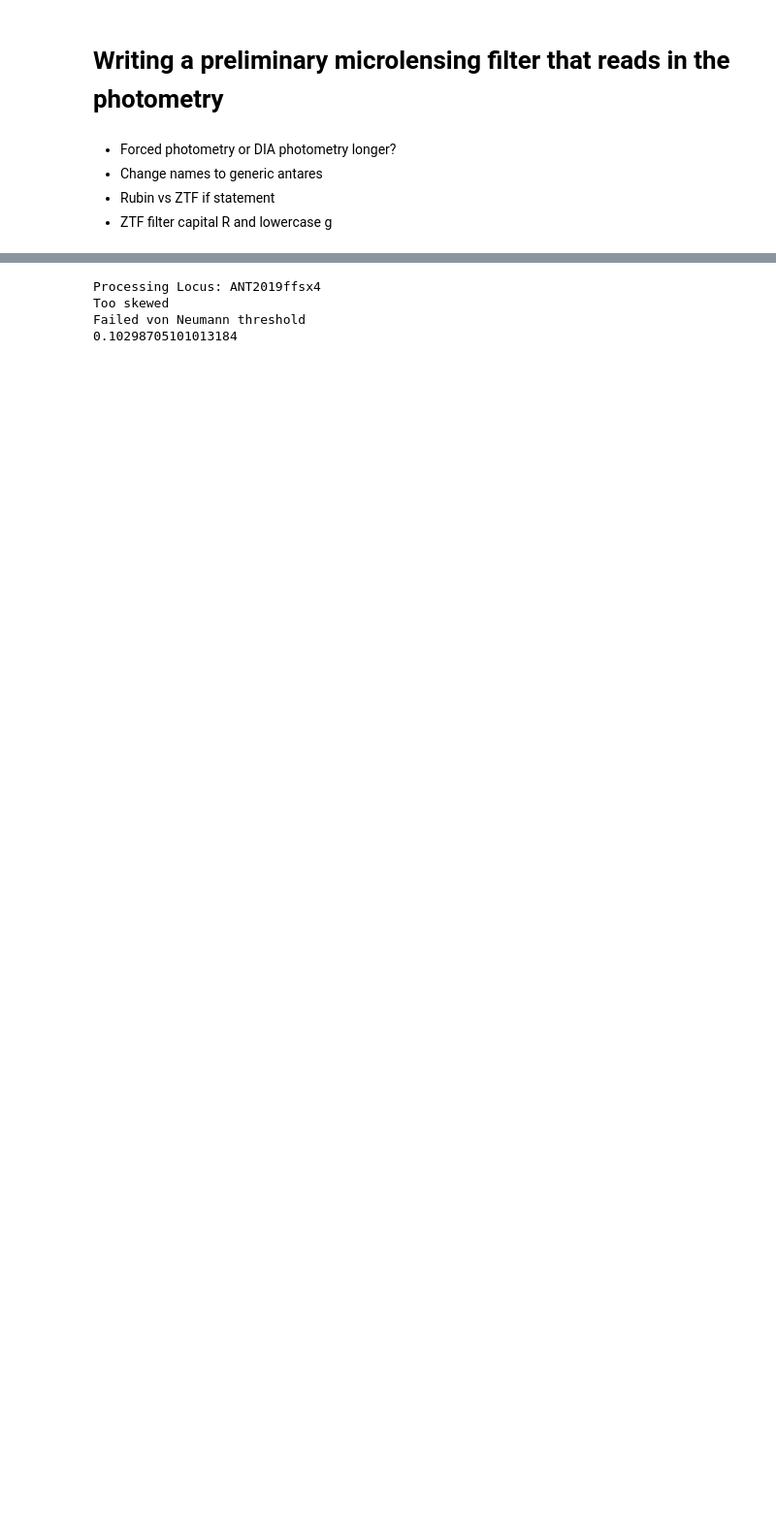
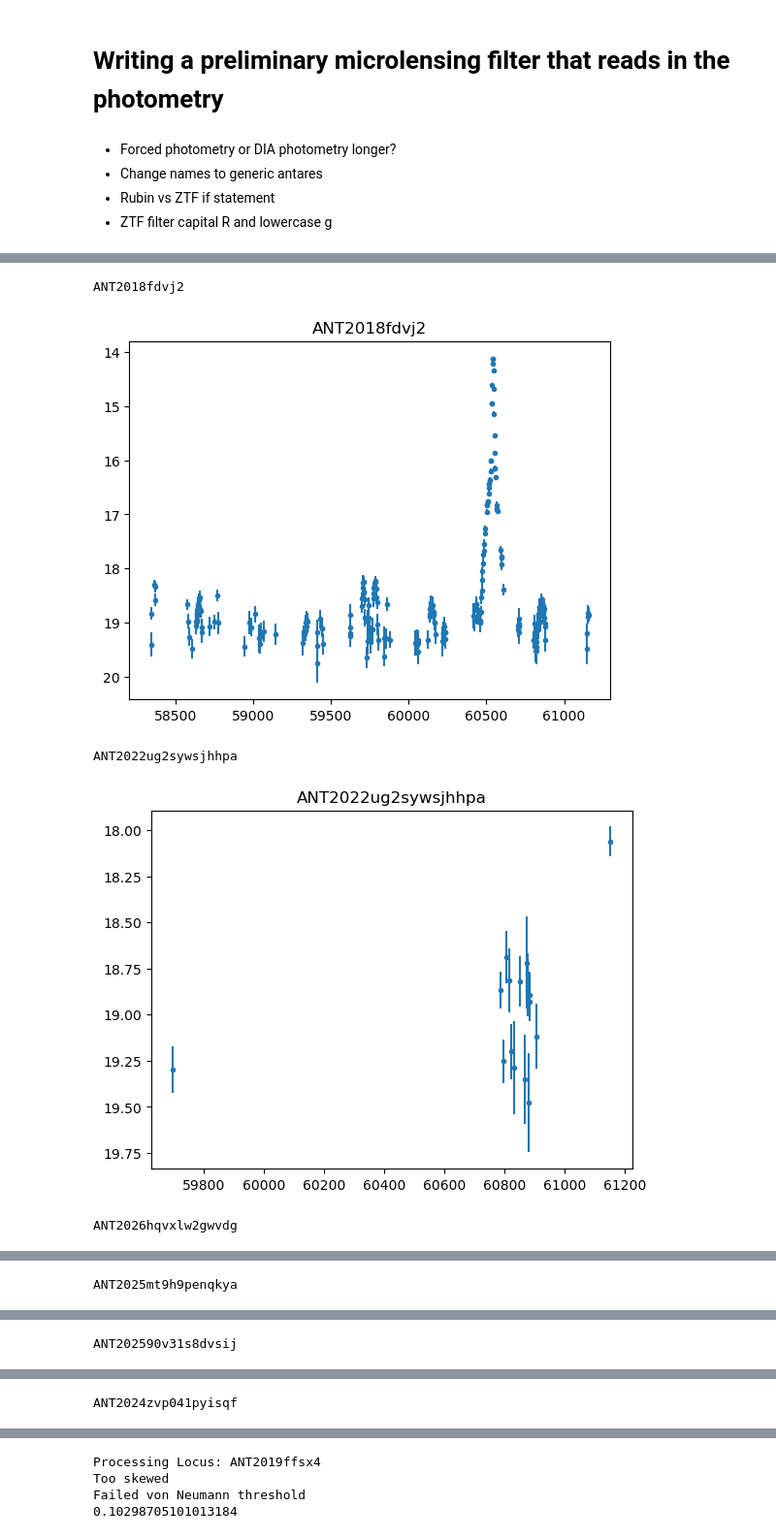
Before and after one commit to LSST-TVSSC/microlensing, a Jupyter notebook: antares_filter/microlensing_filter.ipynb, the cells around one changed output, grey strips where cells are left out. Shown at 97% size. Cells and saved outputs as stored; diff of their text form; code cells hidden in the pictures; blank space fills up the shorter version.

```diff
--- a/antares_filter/microlensing_filter.ipynb
+++ b/antares_filter/microlensing_filter.ipynb
@@ -599,0 +640,30 @@ plot_lightcurve(dk_locus)
+# %%
+query = {
+    "query": {
+        "bool": {
+            "filter": [
+                {
+                    "term": {
+                        "tags": "microlensing_candidate"
+                    }
+                }
+            ]
+        }
+    }
+}
+
+locus_ids = []
+
+for locus in search.search(query):
+    locus_ids.append(locus.locus_id)
+# %%
+current_candidate = []
+loci = []
+for locus_id in locus_ids:
+    locus = search.get_by_id(locus_id)
+    dk_locus = DevKitLocus.model_validate(locus.to_devkit())
+    microlens_filter = microlensing()
+    report = microlens_filter.run(locus=dk_locus)
+    if 'microlensing_candidate_test' in dk_locus.tags:
+        current_candidate.append(locus_id)
+        loci.append(dk_locus)
@@ -599,0 +801,15 @@ plot_lightcurve(dk_locus)
+# %%
+# Find objects that have been identified in more that one filter as microlensing
+for locus in loci:
+    if len(locus.properties['microlensing_candidate_band'].split(',')) > 1:
+        print(locus.id)
+# %%
+for locus in loci:
+    print(locus.id)
+    plot_lightcurve(locus, include_microlensing = False)
+# %% [output]
+ANT2018fdvj2
+[figure, added]
+ANT2022ug2sywsjhhpa
+[figure, added]
+ANT2026hqvxlw2gwvdg
@@ -599,0 +817 @@ plot_lightcurve(dk_locus)
+ANT2025mt9h9penqkya
@@ -599,0 +819 @@ plot_lightcurve(dk_locus)
+ANT202590v31s8dvsij
@@ -599,0 +821 @@ plot_lightcurve(dk_locus)
+ANT2024zvp041pyisqf
```
Also changed, not shown: parts of 15 cells of this notebook, 1 other file.
